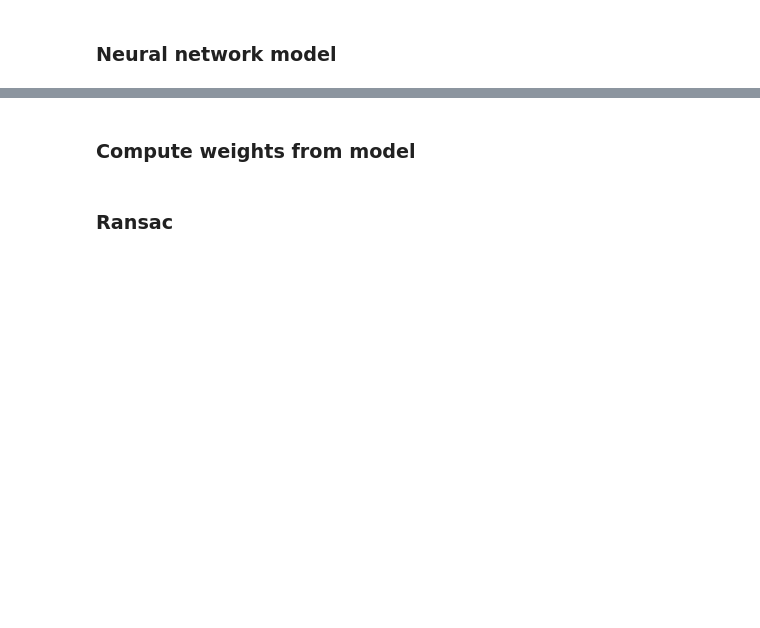
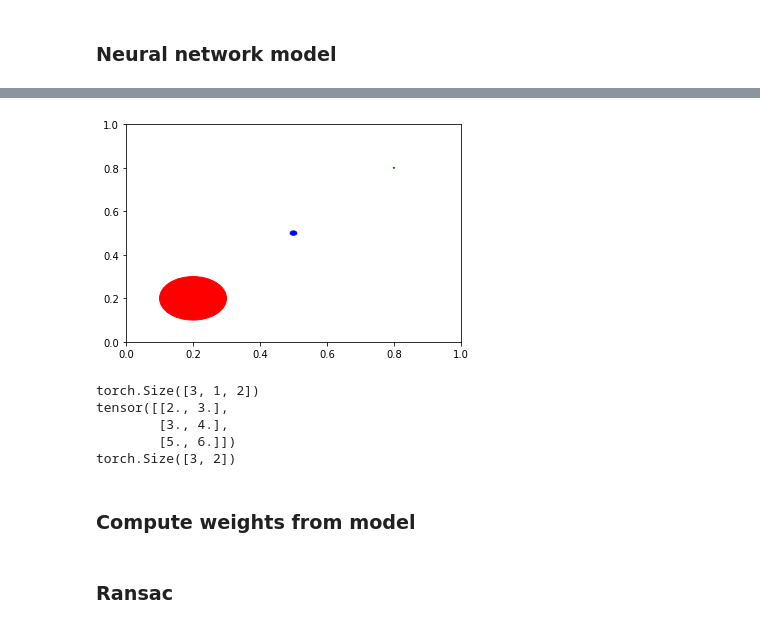
Before and after one commit to BereniceCourant/ImprRansac, a Jupyter notebook: Ransac+.ipynb, the cells around one changed output, grey strips where cells are left out. Drawn from its saved outputs; the diff is of its cells as text; code cells hidden in the pictures; blank space fills up the shorter version.

```diff
--- a/Ransac+.ipynb
+++ b/Ransac+.ipynb
@@ -285,3 +620,48 @@ def split_training(xy, prop=0.1):
+# %%
+import matplotlib.pyplot as plt
+
+fig, ax = plt.subplots() # note we must use plt.subplots, not plt.subplot
+ax.set_xlim(0, 1)
+ax.set_ylim(0, 1)
+
+
+for i in range(3):
+    if i == 0:
+        circle = plt.Circle((0.2, 0.2), 10**(-1), color='r')
+    elif i == 1:
+        circle = plt.Circle((0.5, 0.5), 10**(-2), color='blue')
+    else:
+        circle = plt.Circle((0.8, 0.8), 2*10**(-3), color='g', clip_on=False)
+    ax.add_artist(circle)
+
+
+fig.savefig('plotcircles.png')
+# %% [output]
+[figure, added]
+# %%
+py_list = [[[1.,2.] , [3.,4.]],[[5.,6.], [7.,8.]],[[9.,10.], [11.,12.]]]
+#print(type(py_list))
+pt_tensor_from_list = torch.FloatTensor(py_list)
+#print(type(pt_tensor_from_list))
+#print(pt_tensor_from_list)
+#print(pt_tensor_from_list.shape)
+
+pt_split = pt_tensor_from_list[:, :1, :]
+#print(pt_split)
+#print(pt_split.shape)
+
+l = [[[2, 3]], [[3, 4]], [[5, 6]]]
+t = torch.Tensor(l)
+print(t.shape)
+t2 = t.resize(3, 2)
+print(t2)
+print(t2.shape)
+# %% [output]
+torch.Size([3, 1, 2])
+tensor([[2., 3.],
+        [3., 4.],
+        [5., 6.]])
+torch.Size([3, 2])
 # %%
 def train_model(image, sigma, nbr, nbr_per_line, batch_size=32, epochs=5):
     ((x_test, y_test), (x_train, y_train)) = split_training(generate_training_data(image, sigma, nbr, nbr_per_line))
```
Also changed, not shown: parts of 11 cells of this notebook, 1 other file.
